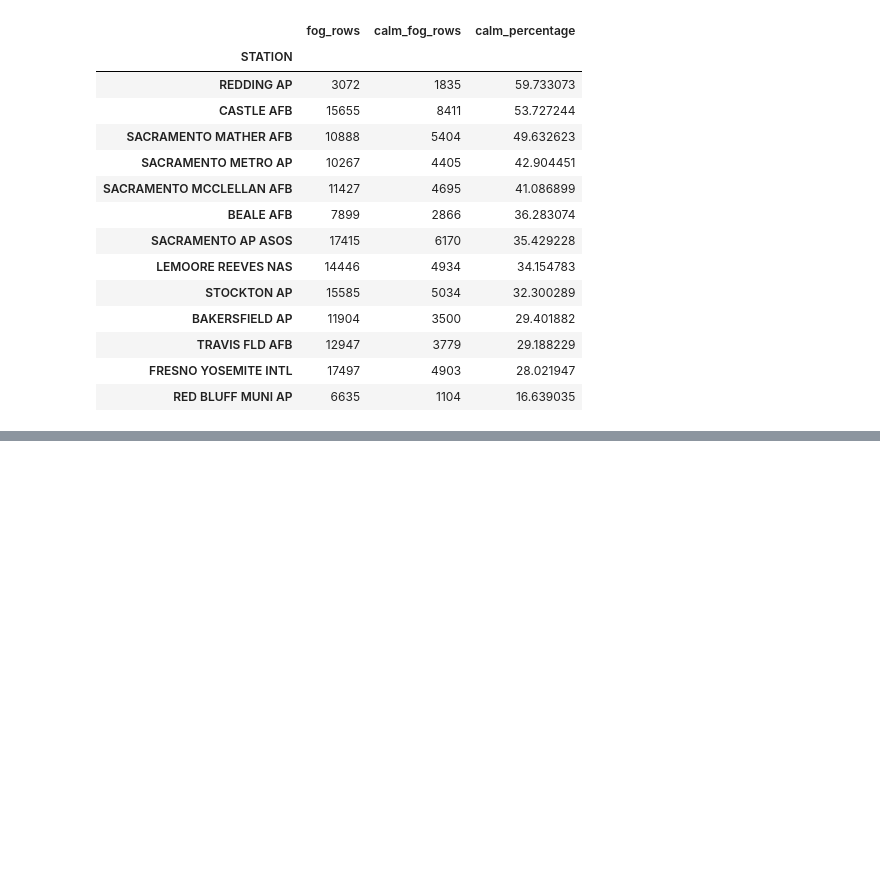
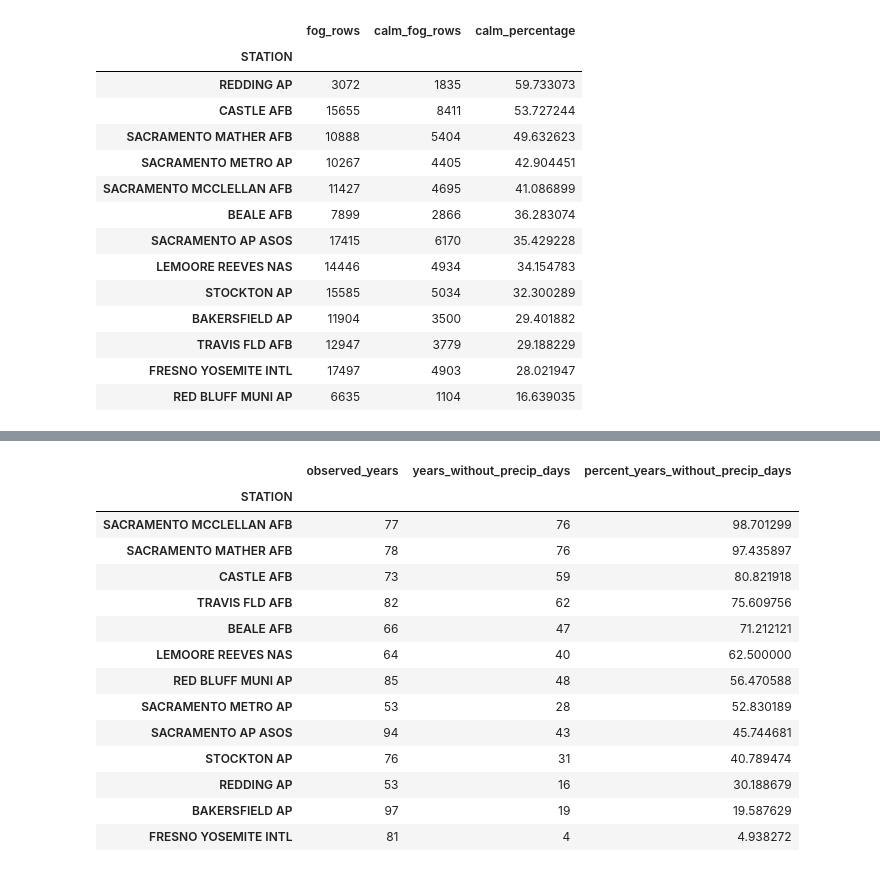
Before and after one commit to audfish/WQ2026, a Jupyter notebook: conditions_testing_simplified.ipynb, the cells around one changed output, grey strips where cells are left out. Drawn from its saved outputs; the diff is of its cells as text; code cells hidden in the pictures; blank space fills up the shorter version.

```diff
--- a/conditions_testing_simplified.ipynb
+++ b/conditions_testing_simplified.ipynb
@@ -1626,0 +1666,43 @@ display(calm_summary.sort_values("calm_percentage", ascending=False))
+# %%
+# Count observed station-years and identify those with no day reaching the threshold.
+station_year_precip = (
+    daily_precip.groupby(["STATION", "year"])["has_precip_ge_001"]
+    .any()
+    .rename("has_precip_day")
+    .reset_index()
+)
+
+precip_year_summary = (
+    station_year_precip.groupby("STATION")
+    .agg(
+        observed_years=("year", "nunique"),
+        years_without_precip_days=("has_precip_day", lambda s: (~s).sum()),
+    )
+)
+
+precip_year_summary["percent_years_without_precip_days"] = (
+    100 * precip_year_summary["years_without_precip_days"]
+    / precip_year_summary["observed_years"]
+)
+
+display(
+    precip_year_summary.sort_values(
+        "percent_years_without_precip_days", ascending=False
+    )
+)
+# %% [output]
+|  | observed_years | years_without_precip_days | percent_years_without_precip_days |
+| STATION |  |  |  |
+| SACRAMENTO MCCLELLAN AFB | 77 | 76 | 98.701299 |
+| SACRAMENTO MATHER AFB | 78 | 76 | 97.435897 |
+| CASTLE AFB | 73 | 59 | 80.821918 |
+| TRAVIS FLD AFB | 82 | 62 | 75.609756 |
+| BEALE AFB | 66 | 47 | 71.212121 |
+| LEMOORE REEVES NAS | 64 | 40 | 62.500000 |
+| RED BLUFF MUNI AP | 85 | 48 | 56.470588 |
+| SACRAMENTO METRO AP | 53 | 28 | 52.830189 |
+| SACRAMENTO AP ASOS | 94 | 43 | 45.744681 |
+| STOCKTON AP | 76 | 31 | 40.789474 |
+| REDDING AP | 53 | 16 | 30.188679 |
+| BAKERSFIELD AP | 97 | 19 | 19.587629 |
+| FRESNO YOSEMITE INTL | 81 | 4 | 4.938272 |
```
Also changed, not shown: parts of 1 cell of this notebook.
